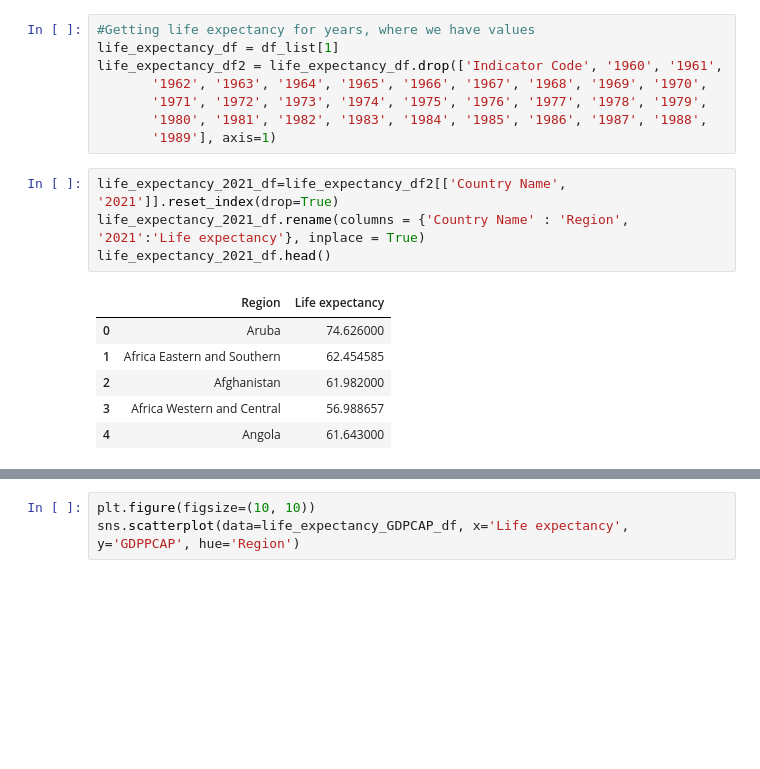
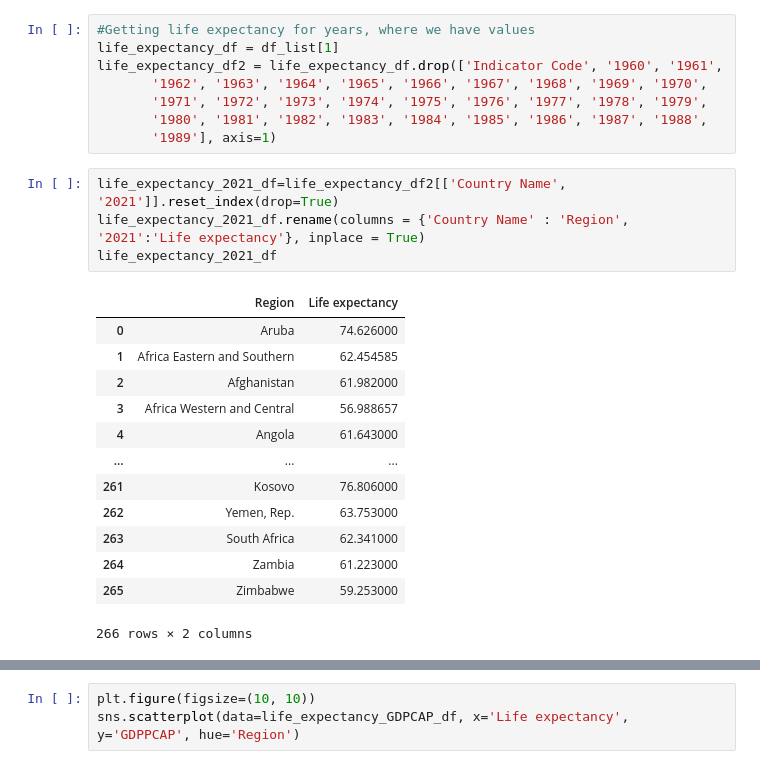
Before and after one commit to varjakm/Andmetehnika_projekt, a Jupyter notebook: projekt.ipynb, the cells around one changed output, grey strips where cells are left out. Drawn from its saved outputs; the diff is of its cells as text; blank space fills up the shorter version.

```diff
--- a/projekt.ipynb
+++ b/projekt.ipynb
@@ -341,14 +354,21 @@ life_expectancy_df2 = life_expectancy_df.drop(['Indicator Code', '1960', '1961',
 # %%
 life_expectancy_2021_df=life_expectancy_df2[['Country Name', '2021']].reset_index(drop=True)
 life_expectancy_2021_df.rename(columns = {'Country Name' : 'Region', '2021':'Life expectancy'}, inplace = True)
-life_expectancy_2021_df.head()
+life_expectancy_2021_df
 # %% [output]
 |  | Region | Life expectancy |
 | 0 | Aruba | 74.626000 |
 | 1 | Africa Eastern and Southern | 62.454585 |
 | 2 | Afghanistan | 61.982000 |
 | 3 | Africa Western and Central | 56.988657 |
 | 4 | Angola | 61.643000 |
+| ... | ... | ... |
+| 261 | Kosovo | 76.806000 |
+| 262 | Yemen, Rep. | 63.753000 |
+| 263 | South Africa | 62.341000 |
+| 264 | Zambia | 61.223000 |
+| 265 | Zimbabwe | 59.253000 |
+266 rows × 2 columns
 # %%
 #Joining tables together
 life_expectancy_GDPCAP_df=life_expectancy_2021_df.merge(regions_gdp_2021_df, on='Region', how='inner')
```
Also changed, not shown: parts of 18 cells of this notebook.
